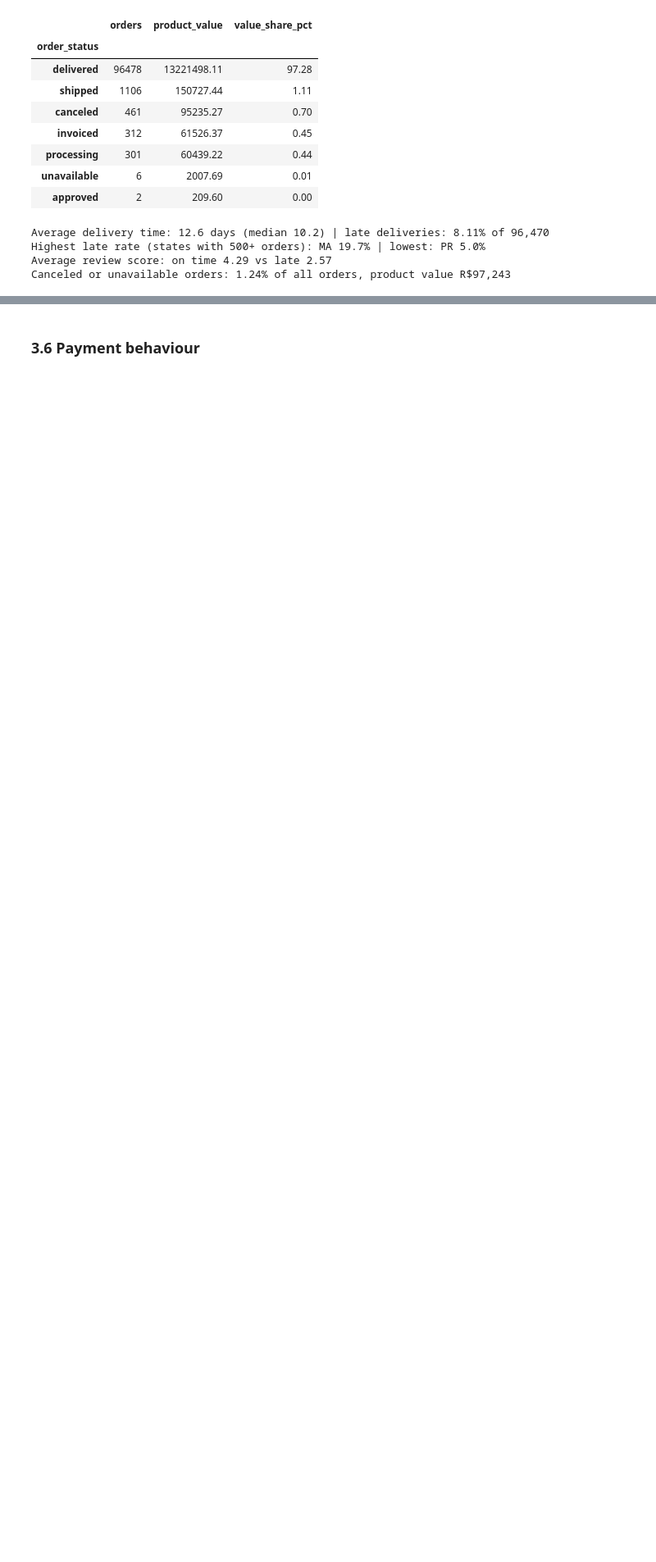
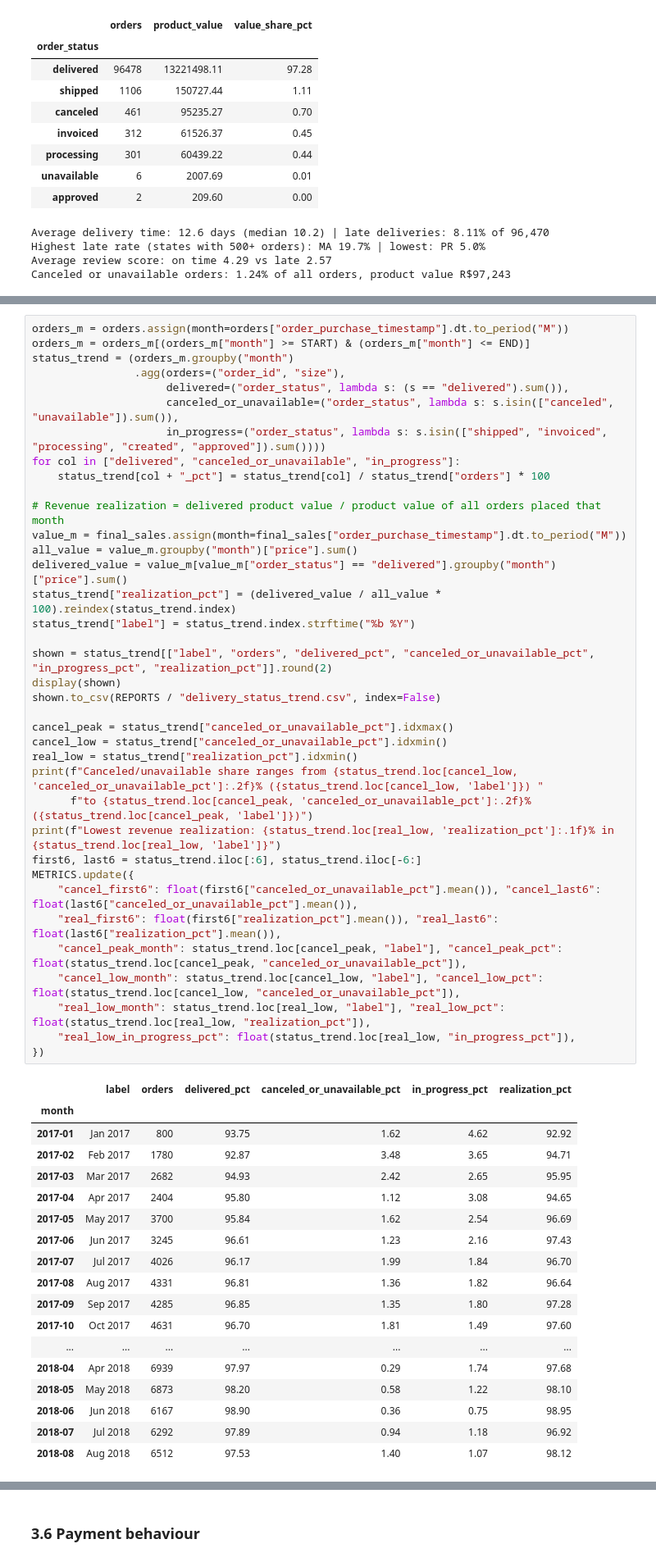
Before and after one commit to Jana-27-cyber/Brazilian-E-Commerce-Sales-Analysis, a Jupyter notebook: notebooks/week1_analysis.ipynb, the cells around one changed output, grey strips where cells are left out. Shown at 82% size. Cells and saved outputs as stored; diff of their text form; blank space fills up the shorter version.

```diff
--- a/notebooks/week1_analysis.ipynb
+++ b/notebooks/week1_analysis.ipynb
@@ -1003,0 +1009,56 @@ Canceled or unavailable orders: 1.24% of all orders, product value R$97,243
+# %%
+orders_m = orders.assign(month=orders["order_purchase_timestamp"].dt.to_period("M"))
+orders_m = orders_m[(orders_m["month"] >= START) & (orders_m["month"] <= END)]
+status_trend = (orders_m.groupby("month")
+                .agg(orders=("order_id", "size"),
+                     delivered=("order_status", lambda s: (s == "delivered").sum()),
+                     canceled_or_unavailable=("order_status", lambda s: s.isin(["canceled", "unavailable"]).sum()),
+                     in_progress=("order_status", lambda s: s.isin(["shipped", "invoiced", "processing", "created", "approved"]).sum())))
+for col in ["delivered", "canceled_or_unavailable", "in_progress"]:
+    status_trend[col + "_pct"] = status_trend[col] / status_trend["orders"] * 100
+
+# Revenue realization = delivered product value / product value of all orders placed that month
+value_m = final_sales.assign(month=final_sales["order_purchase_timestamp"].dt.to_period("M"))
+all_value = value_m.groupby("month")["price"].sum()
+delivered_value = value_m[value_m["order_status"] == "delivered"].groupby("month")["price"].sum()
+status_trend["realization_pct"] = (delivered_value / all_value * 100).reindex(status_trend.index)
+status_trend["label"] = status_trend.index.strftime("%b %Y")
+
+shown = status_trend[["label", "orders", "delivered_pct", "canceled_or_unavailable_pct", "in_progress_pct", "realization_pct"]].round(2)
+display(shown)
+shown.to_csv(REPORTS / "delivery_status_trend.csv", index=False)
+
+cancel_peak = status_trend["canceled_or_unavailable_pct"].idxmax()
+cancel_low = status_trend["canceled_or_unavailable_pct"].idxmin()
+real_low = status_trend["realization_pct"].idxmin()
+print(f"Canceled/unavailable share ranges from {status_trend.loc[cancel_low, 'canceled_or_unavailable_pct']:.2f}% ({status_trend.loc[cancel_low, 'label']}) "
+      f"to {status_trend.loc[cancel_peak, 'canceled_or_unavailable_pct']:.2f}% ({status_trend.loc[cancel_peak, 'label']})")
+print(f"Lowest revenue realization: {status_trend.loc[real_low, 'realization_pct']:.1f}% in {status_trend.loc[real_low, 'label']}")
+first6, last6 = status_trend.iloc[:6], status_trend.iloc[-6:]
+METRICS.update({
+    "cancel_first6": float(first6["canceled_or_unavailable_pct"].mean()), "cancel_last6": float(last6["canceled_or_unavailable_pct"].mean()),
+    "real_first6": float(first6["realization_pct"].mean()), "real_last6": float(last6["realization_pct"].mean()),
+    "cancel_peak_month": status_trend.loc[cancel_peak, "label"], "cancel_peak_pct": float(status_trend.loc[cancel_peak, "canceled_or_unavailable_pct"]),
+    "cancel_low_month": status_trend.loc[cancel_low, "label"], "cancel_low_pct": float(status_trend.loc[cancel_low, "canceled_or_unavailable_pct"]),
+    "real_low_month": status_trend.loc[real_low, "label"], "real_low_pct": float(status_trend.loc[real_low, "realization_pct"]),
+    "real_low_in_progress_pct": float(status_trend.loc[real_low, "in_progress_pct"]),
+})
+# %% [output]
+|  | label | orders | delivered_pct | canceled_or_unavailable_pct | in_progress_pct | realization_pct |
+| month |  |  |  |  |  |  |
+| 2017-01 | Jan 2017 | 800 | 93.75 | 1.62 | 4.62 | 92.92 |
+| 2017-02 | Feb 2017 | 1780 | 92.87 | 3.48 | 3.65 | 94.71 |
+| 2017-03 | Mar 2017 | 2682 | 94.93 | 2.42 | 2.65 | 95.95 |
+| 2017-04 | Apr 2017 | 2404 | 95.80 | 1.12 | 3.08 | 94.65 |
+| 2017-05 | May 2017 | 3700 | 95.84 | 1.62 | 2.54 | 96.69 |
+| 2017-06 | Jun 2017 | 3245 | 96.61 | 1.23 | 2.16 | 97.43 |
+| 2017-07 | Jul 2017 | 4026 | 96.17 | 1.99 | 1.84 | 96.70 |
+| 2017-08 | Aug 2017 | 4331 | 96.81 | 1.36 | 1.82 | 96.64 |
+| 2017-09 | Sep 2017 | 4285 | 96.85 | 1.35 | 1.80 | 97.28 |
+| 2017-10 | Oct 2017 | 4631 | 96.70 | 1.81 | 1.49 | 97.60 |
+| ... | ... | ... | ... | ... | ... | ... |
+| 2018-04 | Apr 2018 | 6939 | 97.97 | 0.29 | 1.74 | 97.68 |
+| 2018-05 | May 2018 | 6873 | 98.20 | 0.58 | 1.22 | 98.10 |
+| 2018-06 | Jun 2018 | 6167 | 98.90 | 0.36 | 0.75 | 98.95 |
+| 2018-07 | Jul 2018 | 6292 | 97.89 | 0.94 | 1.18 | 96.92 |
+| 2018-08 | Aug 2018 | 6512 | 97.53 | 1.40 | 1.07 | 98.12 |
```
Also changed, not shown: parts of 6 cells of this notebook, 6 other files.
